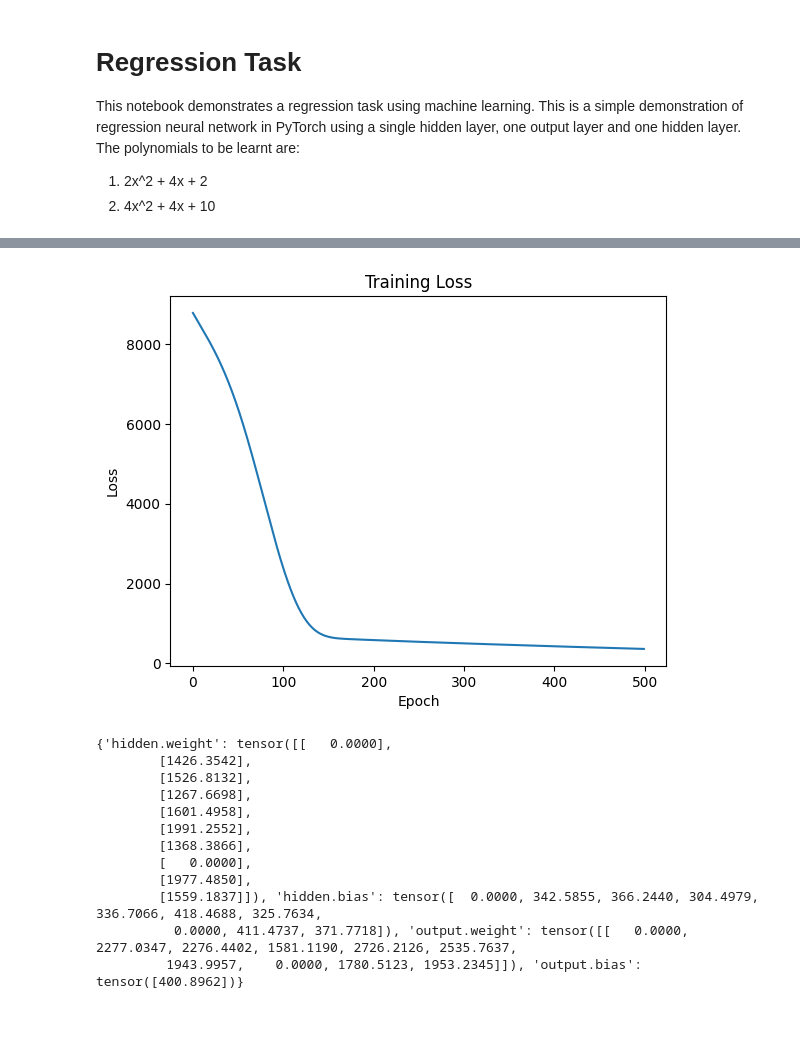
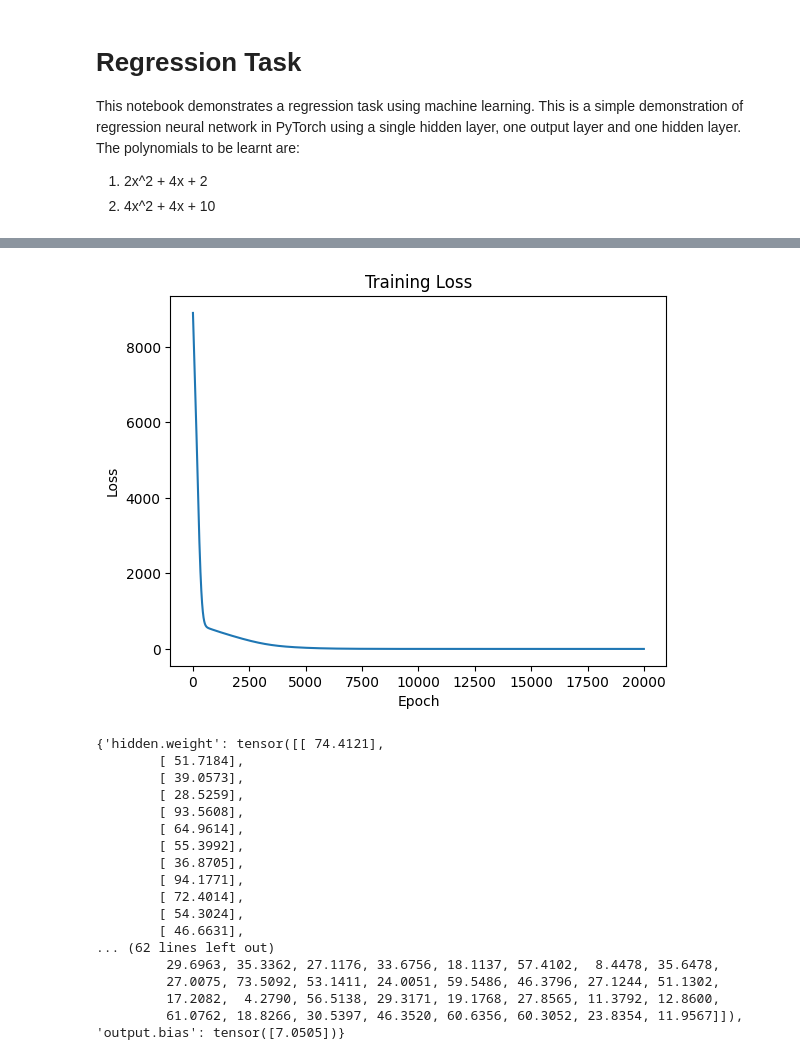
Before and after one commit to SSS-192858/Catastrophic-Forgetting, a Jupyter notebook: poly_regression.ipynb, the cells around one changed output, grey strips where cells are left out. Saved outputs shown, nothing was run; the diff lists cells and outputs as text; code cells hidden in the pictures; blank space fills up the shorter version.

```diff
--- a/poly_regression.ipynb
+++ b/poly_regression.ipynb
@@ -15,9 +17,9 @@ import matplotlib.pyplot as plt
 class RegressionModel(nn.Module):
     def __init__(self):
         super(RegressionModel, self).__init__()
-        self.hidden = nn.Linear(1, 10)  # One hidden layer with 10 neurons
+        self.hidden = nn.Linear(1, 64)  # One hidden layer with 10 neurons
         self.relu = nn.ReLU()
-        self.output = nn.Linear(10, 1)  # Output layer
+        self.output = nn.Linear(64, 1)  # Output layer
 
     def forward(self, x):
         x = self.hidden(x)
@@ -81,9 +83,9 @@ def train_model(model,x_train,y_train,num_epochs,optimizer,device):
 
         losses.append(loss.item())
 
-        # if (epoch + 1) % 50 == 0:
-        #     print(f"Epoch [{epoch + 1}/{num_epochs}], Loss: {loss.item():.4f}")
-        #     print()
+        if (epoch + 1) % 1000 == 0:
+            print(f"Epoch [{epoch + 1}/{num_epochs}], Loss: {loss.item():.4f}")
+            print()
 
     new_weights = {name: param.clone().detach() for name, param in model.named_parameters()}
     plt.plot(losses)
@@ -127,10 +129,10 @@ model_1.to(device)
 print(device)
 # Define the loss function and optimizer
 criterion = nn.MSELoss()
-optimizer = optim.Adam(model_1.parameters(), lr=0.01)
+optimizer = optim.Adam(model_1.parameters(), lr=0.001)
 
 # Train the model_1
-num_epochs = 500
+num_epochs = 20000
 train_model(model_1,x_train_1,y_train_1,num_epochs,optimizer,device)
 
 # Save the trained model
@@ -203,10 +254,10 @@ model_4.to(device)
 print(device)
 # Define the loss function and optimizer
 criterion = nn.MSELoss()
-optimizer = optim.Adam(model_4.parameters(), lr=0.01)
+optimizer = optim.Adam(model_4.parameters(), lr=0.001)
 
 # Train the model_2
-num_epochs = 500
+num_epochs = 20000
 train_model(model_4,x_train_1,y_train_1,num_epochs,optimizer,device)
 # %% [output]
 cpu
@@ -213,4 +280,4 @@ cpu
-[figure, old version]
+[figure, new version]
 # %%
 def calculate_importance_weights(model, x_data, y_data, parameter_importance):
     x_data = x_data.to(device)
@@ -245,18 +312,23 @@ def update_param_importance(dataloader):
 # %%
 update_param_importance(dataloader_1)
 # %% [output]
-{'hidden.weight': tensor([[   0.0000],
-        [1426.3542],
-        [1526.8132],
-        [1267.6698],
-        [1601.4958],
-        [1991.2552],
-        [1368.3866],
-        [   0.0000],
-        [1977.4850],
-        [1559.1837]]), 'hidden.bias': tensor([  0.0000, 342.5855, 366.2440, 304.4979, 336.7066, 418.4688, 325.7634,
-          0.0000, 411.4737, 371.7718]), 'output.weight': tensor([[   0.0000, 2277.0347, 2276.4402, 1581.1190, 2726.2126, 2535.7637,
-         1943.9957,    0.0000, 1780.5123, 1953.2345]]), 'output.bias': tensor([400.8962])}
+{'hidden.weight': tensor([[ 74.4121],
+        [ 51.7184],
+        [ 39.0573],
+        [ 28.5259],
+        [ 93.5608],
+        [ 64.9614],
+        [ 55.3992],
+        [ 36.8705],
+        [ 94.1771],
+        [ 72.4014],
+        [ 54.3024],
+        [ 46.6631],
+... (62 lines left out)
+         29.6963, 35.3362, 27.1176, 33.6756, 18.1137, 57.4102,  8.4478, 35.6478,
+         27.0075, 73.5092, 53.1411, 24.0051, 59.5486, 46.3796, 27.1244, 51.1302,
+         17.2082,  4.2790, 56.5138, 29.3171, 19.1768, 27.8565, 11.3792, 12.8600,
+         61.0762, 18.8266, 30.5397, 46.3520, 60.6356, 60.3052, 23.8354, 11.9567]]), 'output.bias': tensor([7.0505])}
 # %%
 train_model_with_custom_loss(model_4,x_train_2,y_train_2,num_epochs,optimizer,device)
 
```
Also changed, not shown: parts of 11 cells of this notebook, 3 other files.
